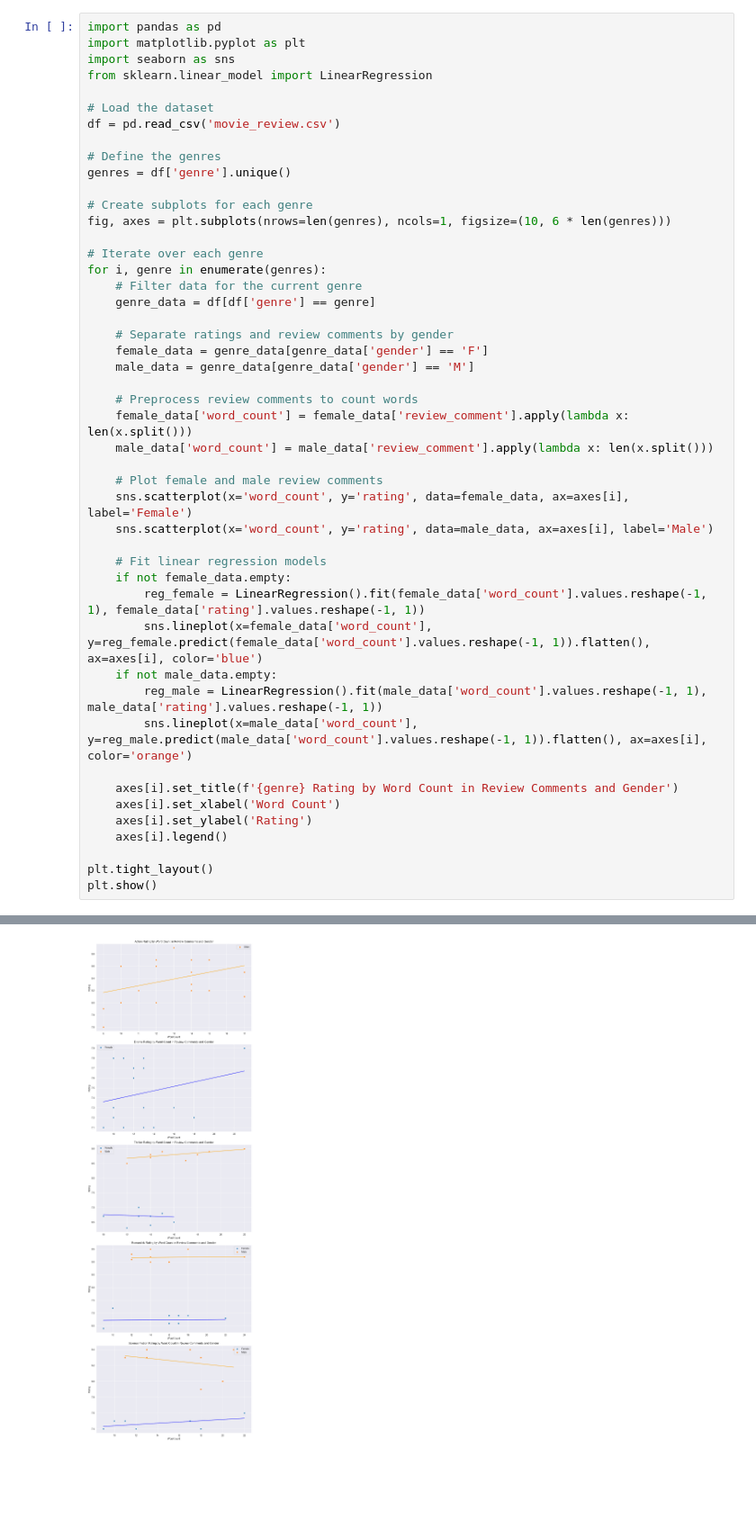
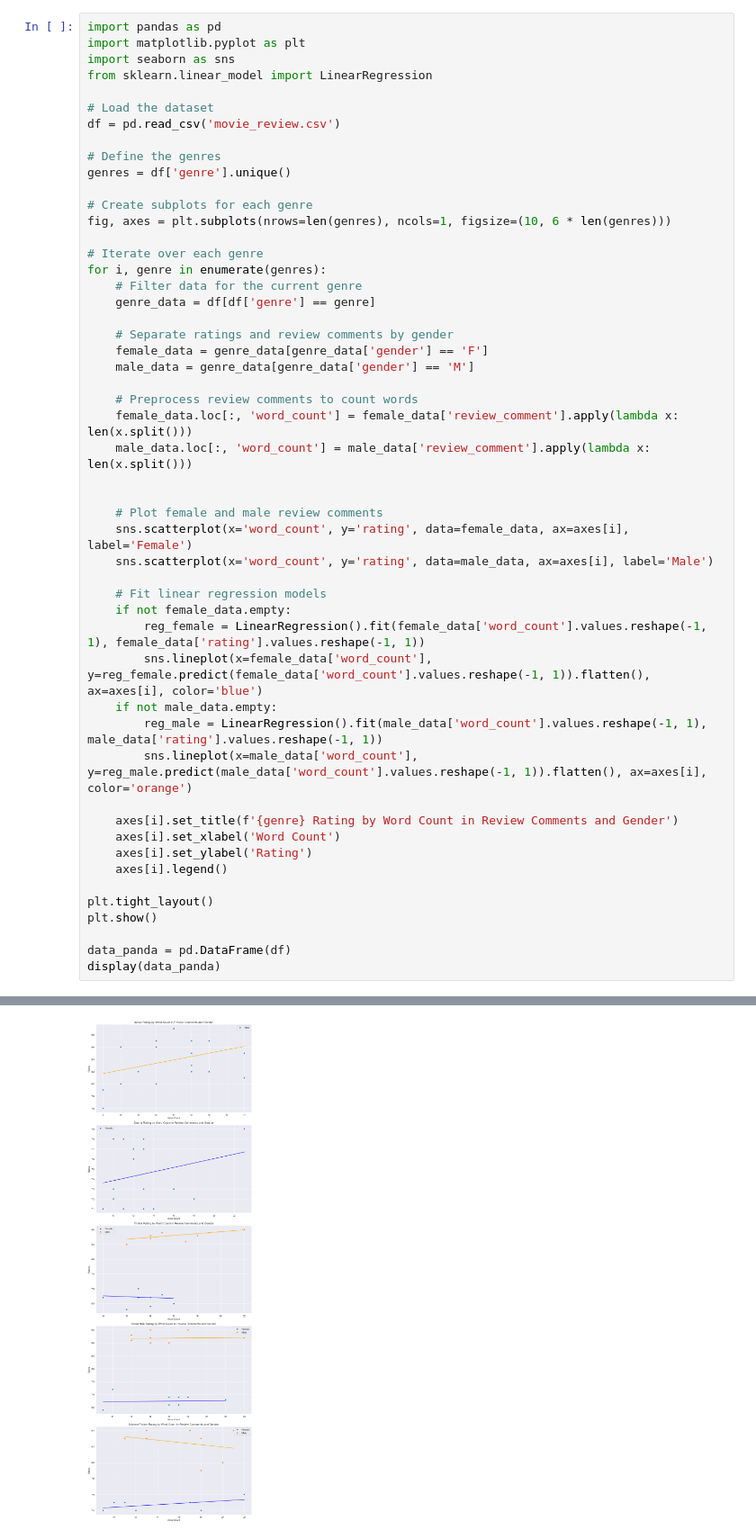
Before and after one commit to Mrtacocat/MachineLearning, a Jupyter notebook: Movie_review/Linear_Reggression_Gender.ipynb, the cells around one changed output, grey strips where cells are left out. Shown: that part at 90% size. Saved outputs shown, nothing was run; the diff lists cells and outputs as text; blank space fills up the shorter version.

Commit message:
add dataframe display & fixed errors

```diff
--- a/Movie_review/Linear_Reggression_Gender.ipynb
+++ b/Movie_review/Linear_Reggression_Gender.ipynb
@@ -26,8 +23,9 @@ for i, genre in enumerate(genres):
     male_data = genre_data[genre_data['gender'] == 'M']
 
     # Preprocess review comments to count words
-    female_data['word_count'] = female_data['review_comment'].apply(lambda x: len(x.split()))
-    male_data['word_count'] = male_data['review_comment'].apply(lambda x: len(x.split()))
+    female_data.loc[:, 'word_count'] = female_data['review_comment'].apply(lambda x: len(x.split()))
+    male_data.loc[:, 'word_count'] = male_data['review_comment'].apply(lambda x: len(x.split()))
+
 
     # Plot female and male review comments
     sns.scatterplot(x='word_count', y='rating', data=female_data, ax=axes[i], label='Female')
@@ -48,6 +46,9 @@ for i, genre in enumerate(genres):
 
 plt.tight_layout()
 plt.show()
+
+data_panda = pd.DataFrame(df)
+display(data_panda)
 # %% [output]
 A value is trying to be set on a copy of a slice from a DataFrame.
 Try using .loc[row_indexer,col_indexer] = value instead
@@ -69 +70 @@ See the caveats in the documentation: https://pandas.pydata.org/pandas-docs/stab
-[figure, old version]
+[figure, new version]
```
Also changed, not shown: parts of 3 cells of this notebook, 2 other files.
